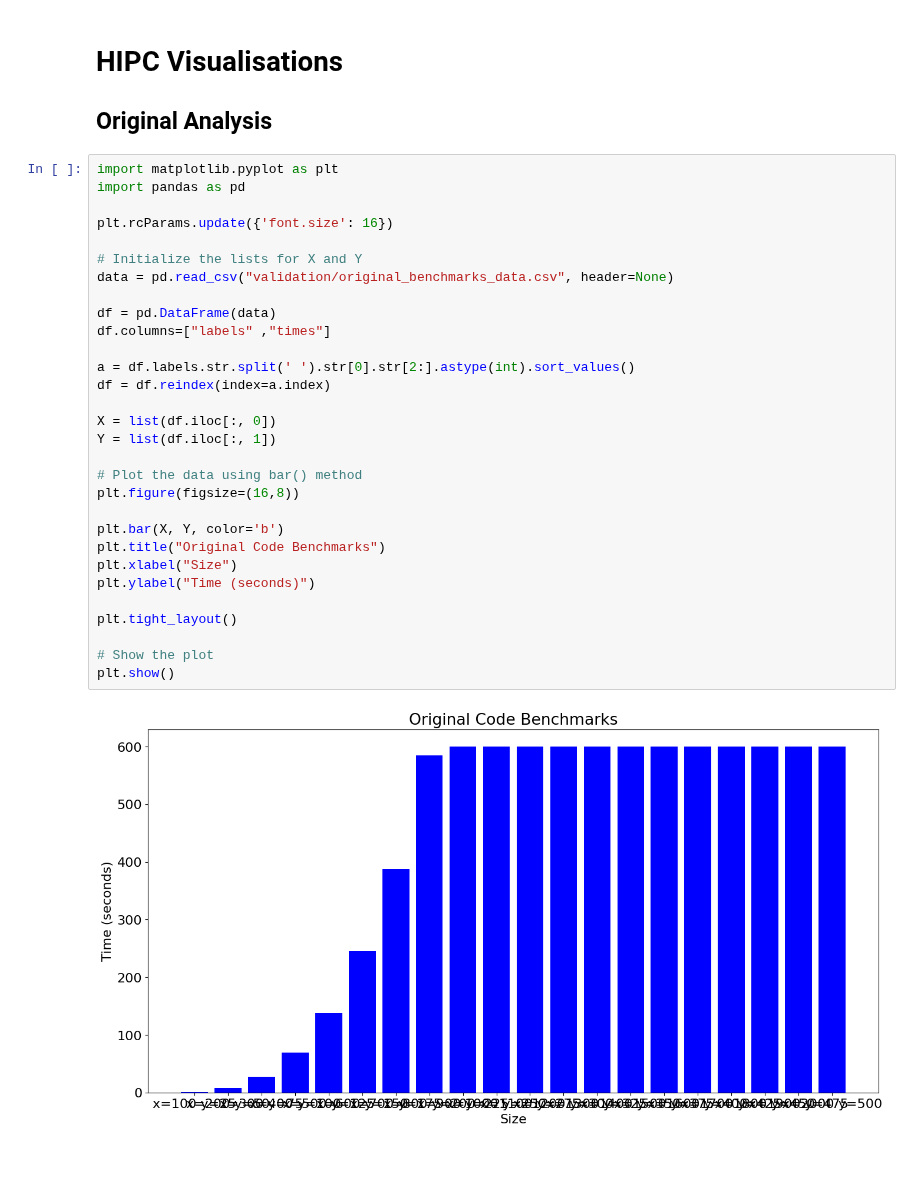
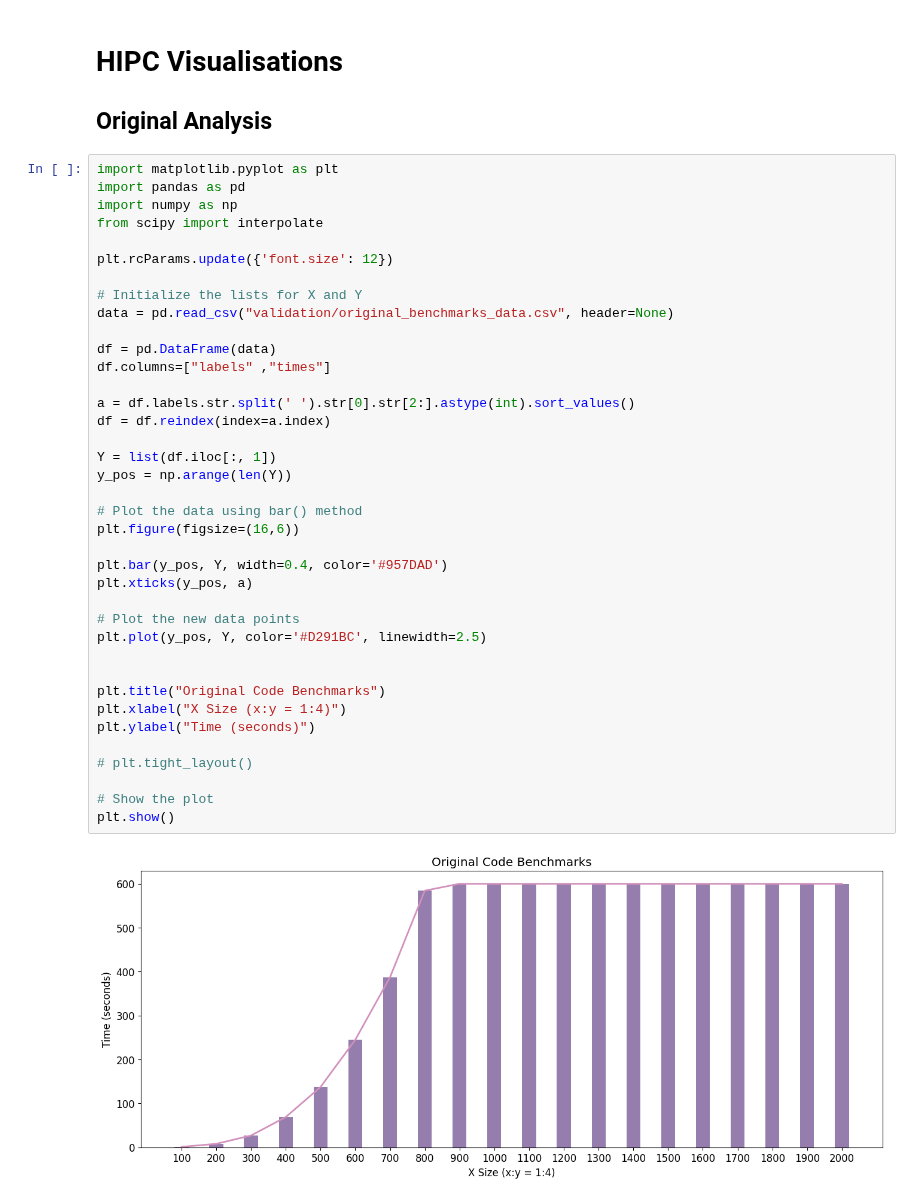
Before and after one commit to LucyIvatt/high-performance-computing, a Jupyter notebook: visualisations.ipynb, the cells around one changed output. Drawn from its saved outputs; the diff is of its cells as text; blank space fills up the shorter version.

Commit message:
continued working on graphs

```diff
--- a/visualisations.ipynb
+++ b/visualisations.ipynb
@@ -4,32 +4,40 @@
 # %%
 import matplotlib.pyplot as plt
 import pandas as pd
+import numpy as np
+from scipy import interpolate
 
-plt.rcParams.update({'font.size': 16})
+plt.rcParams.update({'font.size': 12})
 
 # Initialize the lists for X and Y
 data = pd.read_csv("validation/original_benchmarks_data.csv", header=None)
 
 df = pd.DataFrame(data)
 df.columns=["labels" ,"times"]
 
 a = df.labels.str.split(' ').str[0].str[2:].astype(int).sort_values()
 df = df.reindex(index=a.index)
 
-X = list(df.iloc[:, 0])
 Y = list(df.iloc[:, 1])
+y_pos = np.arange(len(Y))
 
 # Plot the data using bar() method
-plt.figure(figsize=(16,8))
+plt.figure(figsize=(16,6))
 
-plt.bar(X, Y, color='b')
+plt.bar(y_pos, Y, width=0.4, color='#957DAD')
+plt.xticks(y_pos, a)
+
+# Plot the new data points
+plt.plot(y_pos, Y, color='#D291BC', linewidth=2.5)
+
+
 plt.title("Original Code Benchmarks")
-plt.xlabel("Size")
+plt.xlabel("X Size (x:y = 1:4)")
 plt.ylabel("Time (seconds)")
 
-plt.tight_layout()
+# plt.tight_layout()
 
 # Show the plot
 plt.show()
 # %% [output]
-[figure, old version]
+[figure, new version]
```
